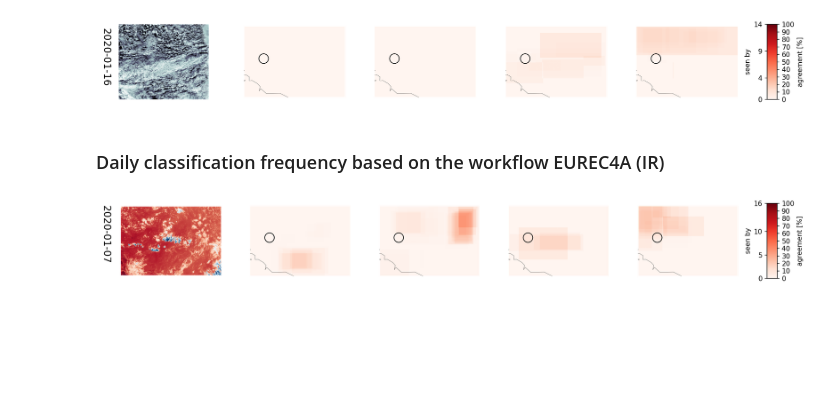
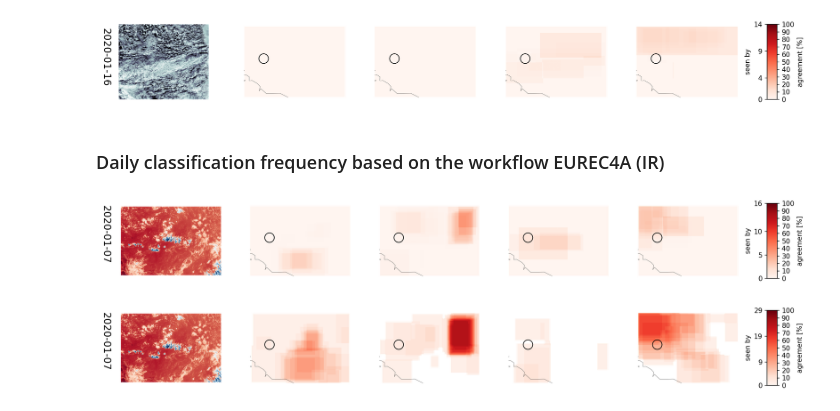
Before and after one commit to observingClouds/C3ONTEXT, a Jupyter notebook: notebooks/create_overview_figures.ipynb, the cells around one changed output. Saved outputs shown, nothing was run; the diff lists cells and outputs as text; code cells hidden in the pictures; blank space fills up the shorter version.

Commit message:
\ Overview figures: IR instant

```diff
--- a/notebooks/create_overview_figures.ipynb
+++ b/notebooks/create_overview_figures.ipynb
@@ -481,3 +481,87 @@ for d, (date, date_df) in enumerate(df_l1.groupby(df_l1['date'].dt.date)):
         break
 # %% [output]
 [figure]
+# %%
+path_to_GOES16 = '../source_images/EUREC4A_IR_workflow/'
+lons = np.linspace(-62,-40,2200)
+lats = np.linspace(20,5,1500)
+
+lat_grid, lon_grid = np.meshgrid(lats, lons)
+
+workflow = 'EUREC4A (IR)'
+instrument = 'ABI'
+
+for d, (date, date_df) in enumerate(df_l1.groupby(df_l1['date'].dt.date)):
+    date_arr = np.zeros((
+                         ds_l3.freq.shape[1],
+                         ds_l3.freq.shape[2],
+                         ds_l3.freq.shape[3]
+                        ), dtype=float)
+    date_df_sel = date_df.loc[np.logical_and(~date_df.already_seen.astype(bool),
+                                             np.logical_and(date_df.workflow_name == workflow ,
+                                                            date_df.instrument == instrument))]
+    date_as_datetime = dt.datetime.combine(date, dt.datetime.min.time())
+    date_arr[:,:,:] = ds_l3.freq.sel(date=date_as_datetime)
+    nb_users = ds_l3.nb_users.sel(date=date_as_datetime).compute()
+    user_w_classifications = date_arr*nb_users.values
+
+    filenames = np.unique(date_df_sel.fn.values)
+    filename = find_filename(filenames, date.strftime('GOES16_C13_%Y%m%d_1600'))
+
+    if filename is None:
+        filename = date.strftime('GOES16_C13_%Y%m%d_1800.jpeg')
+    if filename is None: continue
+    fig, ax = plt.subplots(1,6,figsize=(15,2), dpi=150, gridspec_kw={'width_ratios':[1,1,1,1,1,0.1]})
+#     plt.suptitle(date,y=1.1)
+#     norm = Normalize(vmin = 0, vmax = len(np.unique(date_df_sel.user_name)), clip = False)
+    norm = Normalize(vmin = 0, vmax = nb_users, clip = False)
+    for p in range(1,5):
+        m = Basemap(ax=ax.flat[p], projection='merc',llcrnrlat=5,urcrnrlat=20,\
+            llcrnrlon=-62,urcrnrlon=-40,lat_ts=20,resolution='c')
+        m.drawcoastlines(linewidth=0.25)
+#         ax.flat[p].set_title(pattern_dic_inv[p-1])
+#         x, y = m(lon_grid, lat_grid)
+        cs = m.imshow(user_w_classifications[:,:,p-1].T,
+                      origin='upper', cmap='Reds', norm=norm,
+                      extent=[-62,-40,5,20])
+        # HALO circle
+        x,y=m(-57.717, 13.3)
+        x2,y2 = m(-57.717,13.3+1.011)
+        circle1 = plt.Circle((x, y), y2-y, color='black',fill=False)
+        ax.flat[p].add_patch(circle1)
+        ax.flat[p].axis('off')
+
+    ax.flat[0].annotate(date, (-0.2,0.2), rotation=-90, xycoords='axes fraction', fontsize=15)
+
+    # Show AQUA image:
+    img = plt.imread(path_to_GOES16+filename)
+    ax.flat[0].imshow(img)
+    ax.flat[0].axis('off')
+
+    cax = ax.flat[5]
+    sm = plt.cm.ScalarMappable(cmap='Reds', norm=norm)
+    sm._A = []
+    cb = plt.colorbar(sm, cax=cax)
+    cb.set_label('Users')
+
+    cax2 = cax.twinx()
+    user_ticks=np.linspace(0, nb_users,4)
+    per_ticks=np.linspace(0,100,11).astype(int)
+    cb.set_ticks(user_ticks.astype(int))
+    cb.set_label("seen by")
+    cb.ax.yaxis.set_label_position("left")
+    cax2.set_ylim(0,100)
+    cax2.set_yticks(per_ticks)
+    cax2.set_yticklabels(per_ticks)
+    cax2.set_ylabel("agreement [%]")
+
+    plt.tight_layout()
+    if savefig:
+        plt.savefig('../figures/IR_instant/EUREC4A_ManualClassifications_IR_{}_{}.jpeg'.format('instant', date.strftime('%Y%m%d')),
+                dpi=150, bbox_inches='tight',pad=0)
+        plt.close('all')
+    else:
+        plt.show()
+        break
+# %% [output]
+[figure, added]
```
Also changed, not shown: parts of 1 cell of this notebook.
